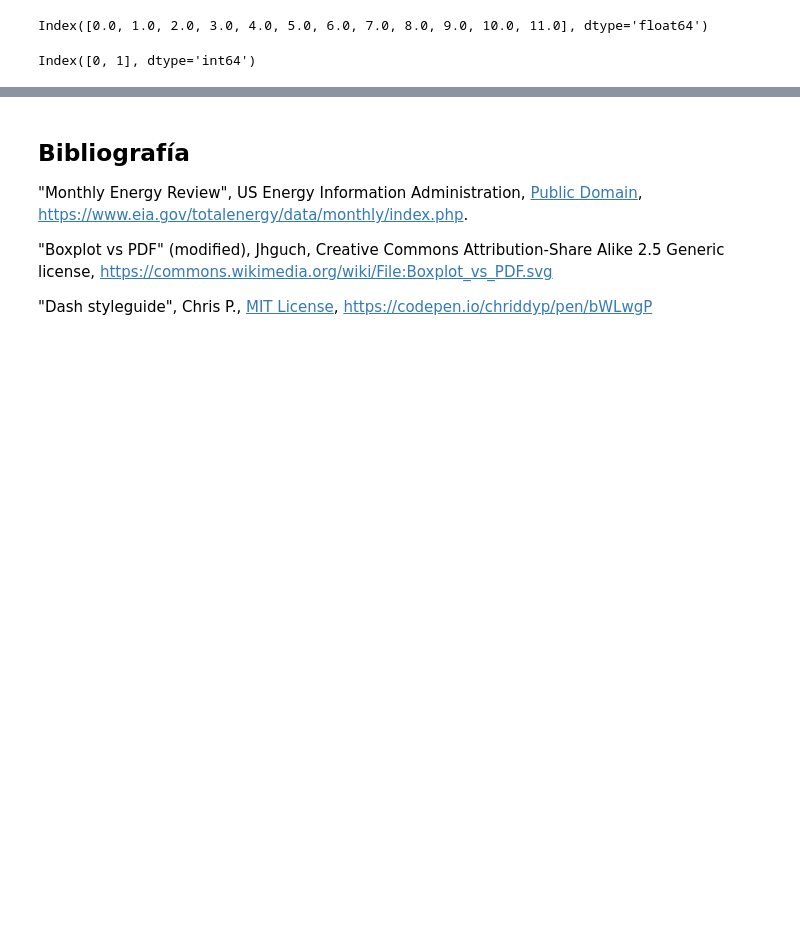
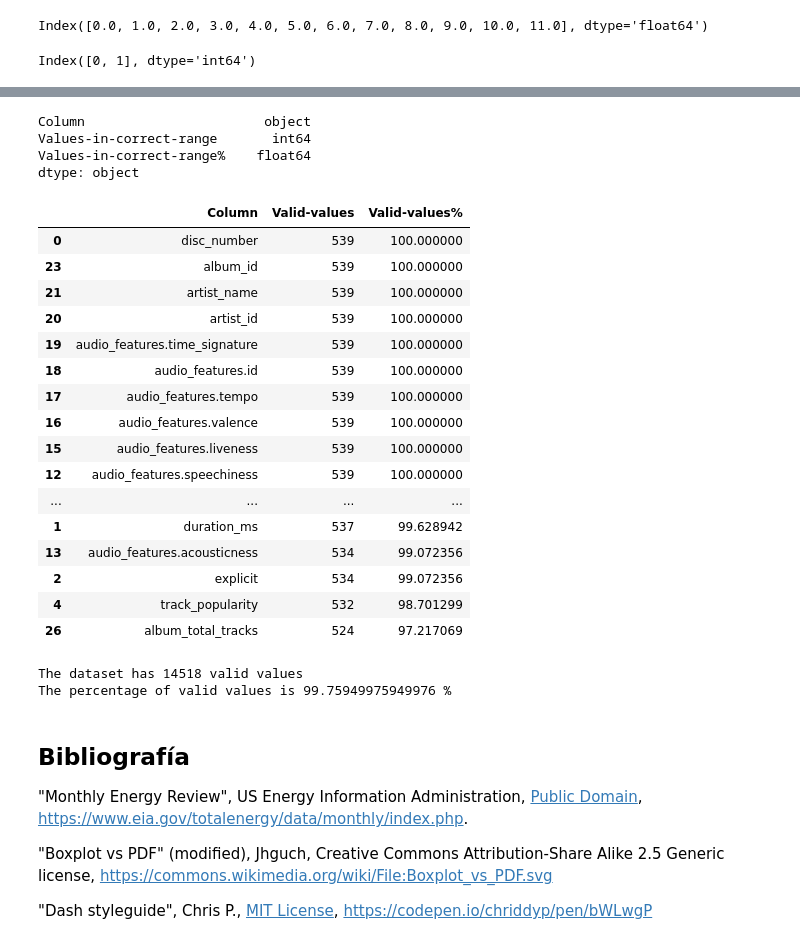
Before and after one commit to jhsilvaz13/Technical-test-R5, a Jupyter notebook: case.QA.taylor.spotify.api.report.validity.ipynb, the cells around one changed output, grey strips where cells are left out. Cells and saved outputs as stored; diff of their text form; code cells hidden in the pictures; blank space fills up the shorter version.

```diff
--- a/case.QA.taylor.spotify.api.report.validity.ipynb
+++ b/case.QA.taylor.spotify.api.report.validity.ipynb
@@ -599,3 +662,46 @@ Index([0, 1], dtype='int64')
+# %%
+df_range.dtypes
+# %% [output]
+Column                       object
+Values-in-correct-range       int64
+Values-in-correct-range%    float64
+dtype: object
+# %%
+df_valid=pd.DataFrame(columns=['Column', 'Valid-values', 'Valid-values%'])
+for column in df.columns:
+    row_types=df_types[df_types['Column']==column]
+    row_range=df_range[df_range['Column']==column]
+    df_valid.loc[len(df_valid)]={
+        'Column': column,
+        'Valid-values': row_types['Correct-types'].values[0] if row_types['Correct-types'].values[0]<row_range['Values-in-correct-range'].values[0] else row_range['Values-in-correct-range'].values[0],
+        'Valid-values%': row_types['Correct-types%'].values[0] if row_types['Correct-types%'].values[0]<row_range['Values-in-correct-range%'].values[0] else row_range['Values-in-correct-range%'].values[0]
+    }
+df_valid=df_valid.sort_values(by=['Valid-values%'], ascending=False)
+df_valid
+# %% [output]
+|  | Column | Valid-values | Valid-values% |
+| 0 | disc_number | 539 | 100.000000 |
+| 23 | album_id | 539 | 100.000000 |
+| 21 | artist_name | 539 | 100.000000 |
+| 20 | artist_id | 539 | 100.000000 |
+| 19 | audio_features.time_signature | 539 | 100.000000 |
+| 18 | audio_features.id | 539 | 100.000000 |
+| 17 | audio_features.tempo | 539 | 100.000000 |
+| 16 | audio_features.valence | 539 | 100.000000 |
+| 15 | audio_features.liveness | 539 | 100.000000 |
+| 12 | audio_features.speechiness | 539 | 100.000000 |
+| ... | ... | ... | ... |
+| 1 | duration_ms | 537 | 99.628942 |
+| 13 | audio_features.acousticness | 534 | 99.072356 |
+| 2 | explicit | 534 | 99.072356 |
+| 4 | track_popularity | 532 | 98.701299 |
+| 26 | album_total_tracks | 524 | 97.217069 |
+# %%
+print('The dataset has', df_valid['Valid-values'].sum(), 'valid values')
+print('The percentage of valid values is' , df_valid['Valid-values'].sum()/df.size*100, '%')
+# %% [output]
+The dataset has 14518 valid values
+The percentage of valid values is 99.75949975949976 %
 # %% [markdown]
 ## Bibliografía
 
```
Also changed, not shown: parts of 7 cells of this notebook, 4 other files.
